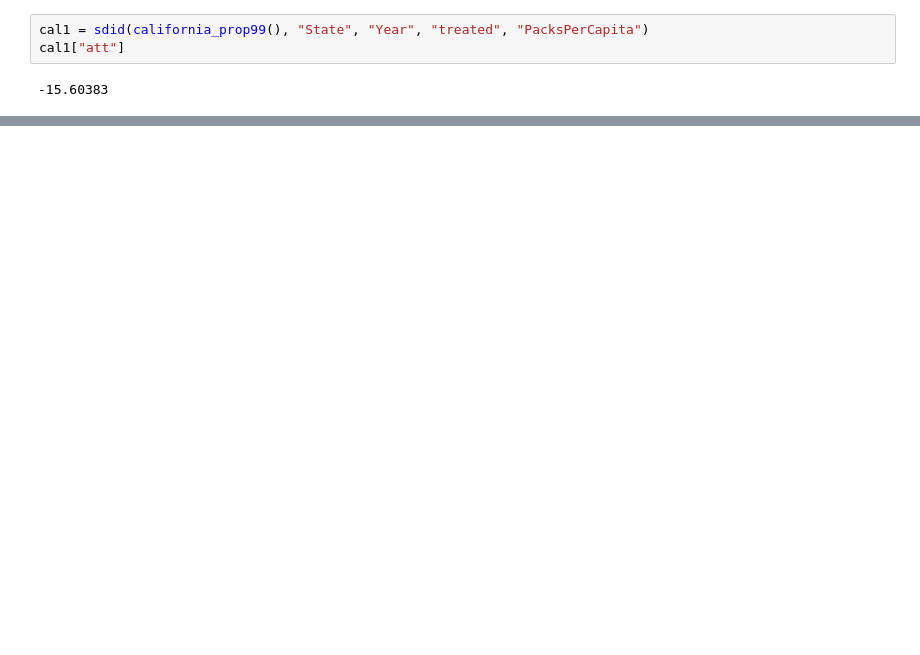
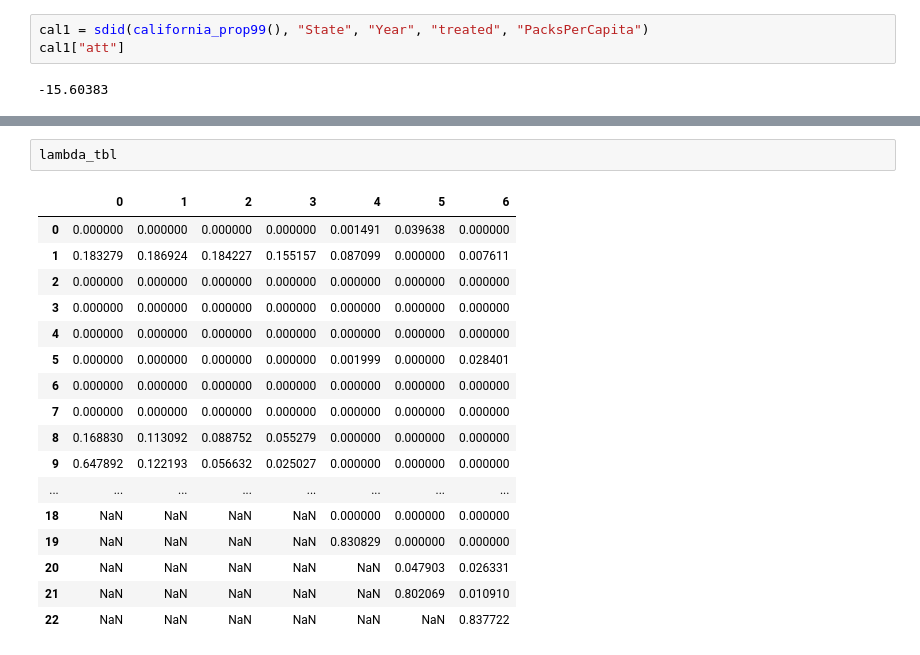
Before and after one commit to d2cml-ai/synthdid.py, a Jupyter notebook: src/sdid.ipynb, the cells around one changed output, grey strips where cells are left out. Cells and saved outputs as stored; diff of their text form; blank space fills up the shorter version.

```diff
--- a/src/sdid.ipynb
+++ b/src/sdid.ipynb
@@ -239,0 +53,20 @@ placebo_se(q2)
+# %%
+lambda_tbl
+# %% [output]
+|  | 0 | 1 | 2 | 3 | 4 | 5 | 6 |
+| 0 | 0.000000 | 0.000000 | 0.000000 | 0.000000 | 0.001491 | 0.039638 | 0.000000 |
+| 1 | 0.183279 | 0.186924 | 0.184227 | 0.155157 | 0.087099 | 0.000000 | 0.007611 |
+| 2 | 0.000000 | 0.000000 | 0.000000 | 0.000000 | 0.000000 | 0.000000 | 0.000000 |
+| 3 | 0.000000 | 0.000000 | 0.000000 | 0.000000 | 0.000000 | 0.000000 | 0.000000 |
+| 4 | 0.000000 | 0.000000 | 0.000000 | 0.000000 | 0.000000 | 0.000000 | 0.000000 |
+| 5 | 0.000000 | 0.000000 | 0.000000 | 0.000000 | 0.001999 | 0.000000 | 0.028401 |
+| 6 | 0.000000 | 0.000000 | 0.000000 | 0.000000 | 0.000000 | 0.000000 | 0.000000 |
+| 7 | 0.000000 | 0.000000 | 0.000000 | 0.000000 | 0.000000 | 0.000000 | 0.000000 |
+| 8 | 0.168830 | 0.113092 | 0.088752 | 0.055279 | 0.000000 | 0.000000 | 0.000000 |
+| 9 | 0.647892 | 0.122193 | 0.056632 | 0.025027 | 0.000000 | 0.000000 | 0.000000 |
+| ... | ... | ... | ... | ... | ... | ... | ... |
+| 18 | NaN | NaN | NaN | NaN | 0.000000 | 0.000000 | 0.000000 |
+| 19 | NaN | NaN | NaN | NaN | 0.830829 | 0.000000 | 0.000000 |
+| 20 | NaN | NaN | NaN | NaN | NaN | 0.047903 | 0.026331 |
+| 21 | NaN | NaN | NaN | NaN | NaN | 0.802069 | 0.010910 |
+| 22 | NaN | NaN | NaN | NaN | NaN | NaN | 0.837722 |
```
Also changed, not shown: parts of 34 cells of this notebook, 3 other files.
